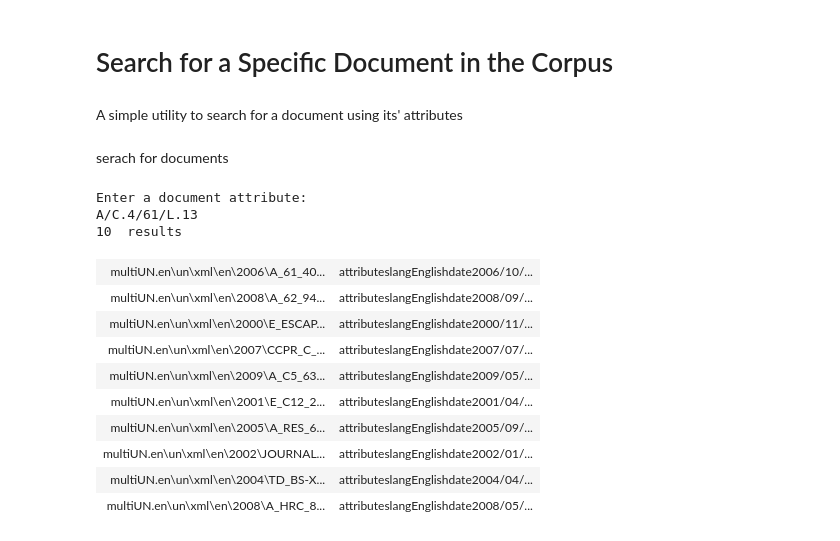
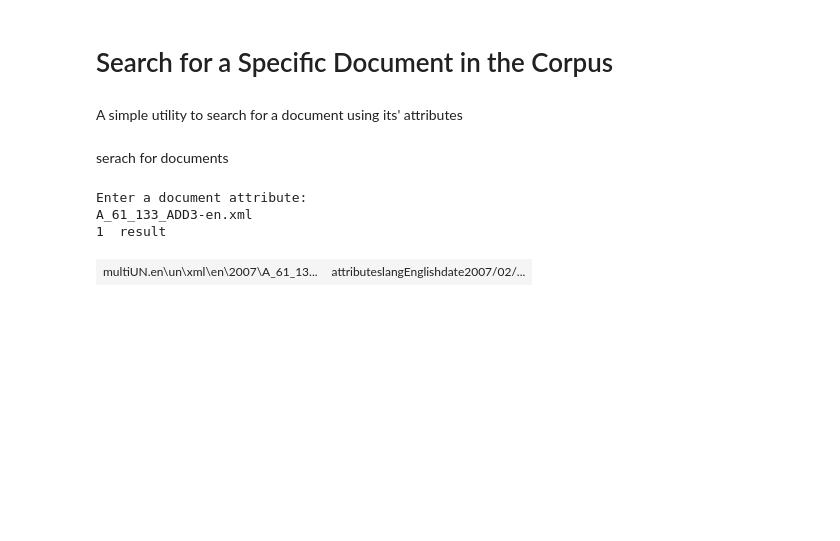
Before and after one commit to jannah/MultiUN_Map, a Jupyter notebook: util/Search the Corpus.ipynb, the cells around one changed output. Cells and saved outputs as stored; diff of their text form; code cells hidden in the pictures; blank space fills up the shorter version.

Commit message:
Added support for limited corpus

```diff
--- a/util/Search the Corpus.ipynb
+++ b/util/Search the Corpus.ipynb
@@ -12,23 +12,14 @@ from IPython.display import HTML
 serach for documents
 # %%
 n = raw_input('Enter a document attribute:\n')
-items = mun.get_documents(doc_id=n.strip(), limit = 10)
+items = mun.get_documents(term=n.strip(), include_content=True, limit = 10)
 print len(items), ' result%s'%('s' if len(items)>1 else '')
 h = HTML(mun.json2html(items));h
 # %% [output]
 Enter a document attribute:
-A/C.4/61/L.13
-10  results
+A_61_133_ADD3-en.xml
+1  result
-| multiUN.en\un\xml\en\2006\A_61_40... | attributeslangEnglishdate2006/10/... |
-| multiUN.en\un\xml\en\2008\A_62_94... | attributeslangEnglishdate2008/09/... |
-| multiUN.en\un\xml\en\2000\E_ESCAP... | attributeslangEnglishdate2000/11/... |
-| multiUN.en\un\xml\en\2007\CCPR_C_... | attributeslangEnglishdate2007/07/... |
-| multiUN.en\un\xml\en\2009\A_C5_63... | attributeslangEnglishdate2009/05/... |
-| multiUN.en\un\xml\en\2001\E_C12_2... | attributeslangEnglishdate2001/04/... |
-| multiUN.en\un\xml\en\2005\A_RES_6... | attributeslangEnglishdate2005/09/... |
-| multiUN.en\un\xml\en\2002\JOURNAL... | attributeslangEnglishdate2002/01/... |
-| multiUN.en\un\xml\en\2004\TD_BS-X... | attributeslangEnglishdate2004/04/... |
-| multiUN.en\un\xml\en\2008\A_HRC_8... | attributeslangEnglishdate2008/05/... |
+| multiUN.en\un\xml\en\2007\A_61_13... | attributeslangEnglishdate2007/02/... |
 # %%
 doc_name = raw_input('Enter a document attribute:\n')
 items = mun.get_documents(doc_n=doc_name, limit = 10, include_content=True)
```
Also changed, not shown: 8 other files.
